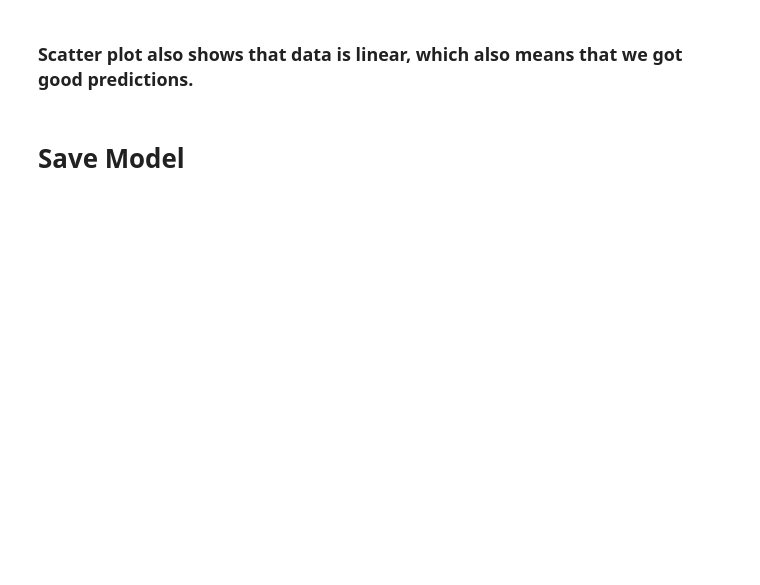
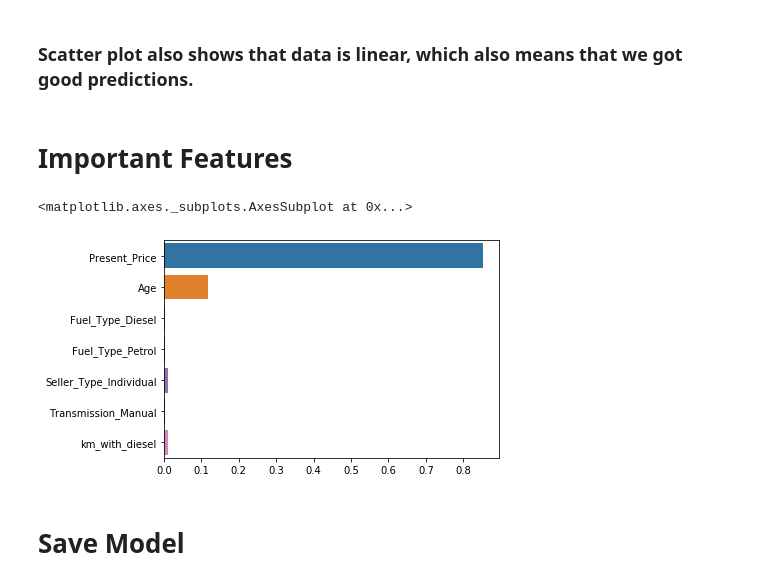
Before and after one commit to anshulsharma111/CarDekho-Car-Price-Prediction, a Jupyter notebook: Model.ipynb, the cells around one changed output. Saved outputs shown, nothing was run; the diff lists cells and outputs as text; code cells hidden in the pictures; blank space fills up the shorter version.

```diff
--- a/Model.ipynb
+++ b/Model.ipynb
@@ -535,5 +535,16 @@ sns.scatterplot(y_test, predicted_values)
 # %% [markdown]
 ### Scatter plot also shows that data is linear, which also means that we got good predictions.
+# %% [markdown]
+# Important Features
+# %%
+# Most Important features
+
+feature_importances_RandomForsest = pd.Series(regressor5.feature_importances_, index=['Present_Price', 'Age', 'Fuel_Type_Diesel', 'Fuel_Type_Petrol', 'Seller_Type_Individual', 'Transmission_Manual', 'km_with_diesel'])
+
+sns.barplot(x=feature_importances_RandomForsest, y=feature_importances_RandomForsest.index)
+# %% [output]
+<matplotlib.axes._subplots.AxesSubplot at 0x...>
+[figure, added]
 # %% [markdown]
 # Save Model
 # %%
```
Also changed, not shown: parts of 17 cells of this notebook, 1 other file.
